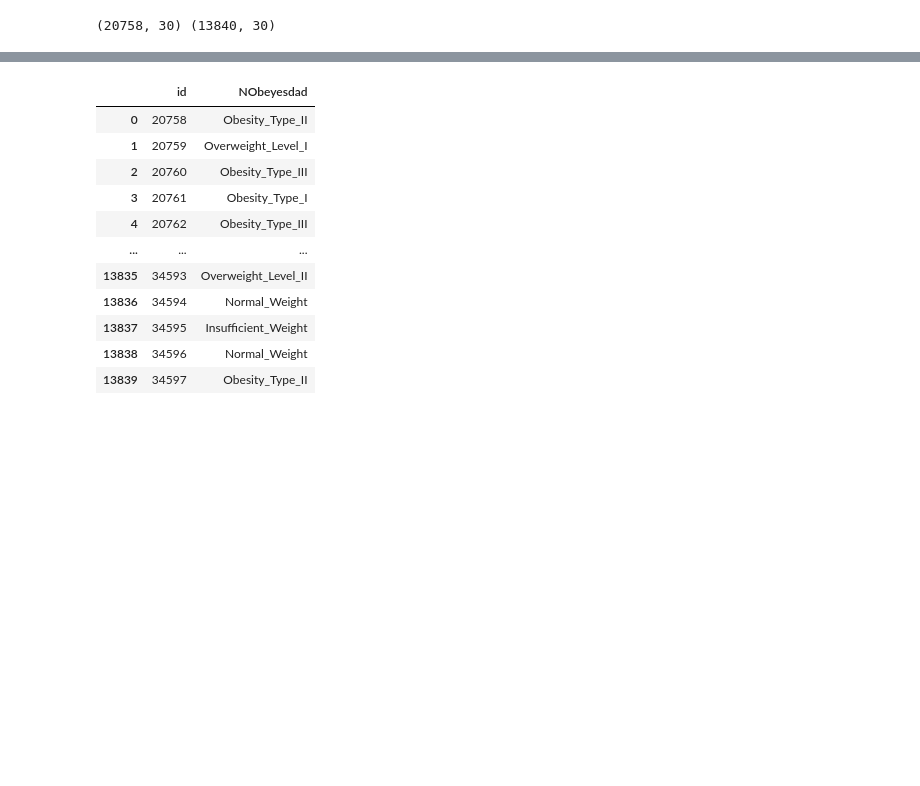
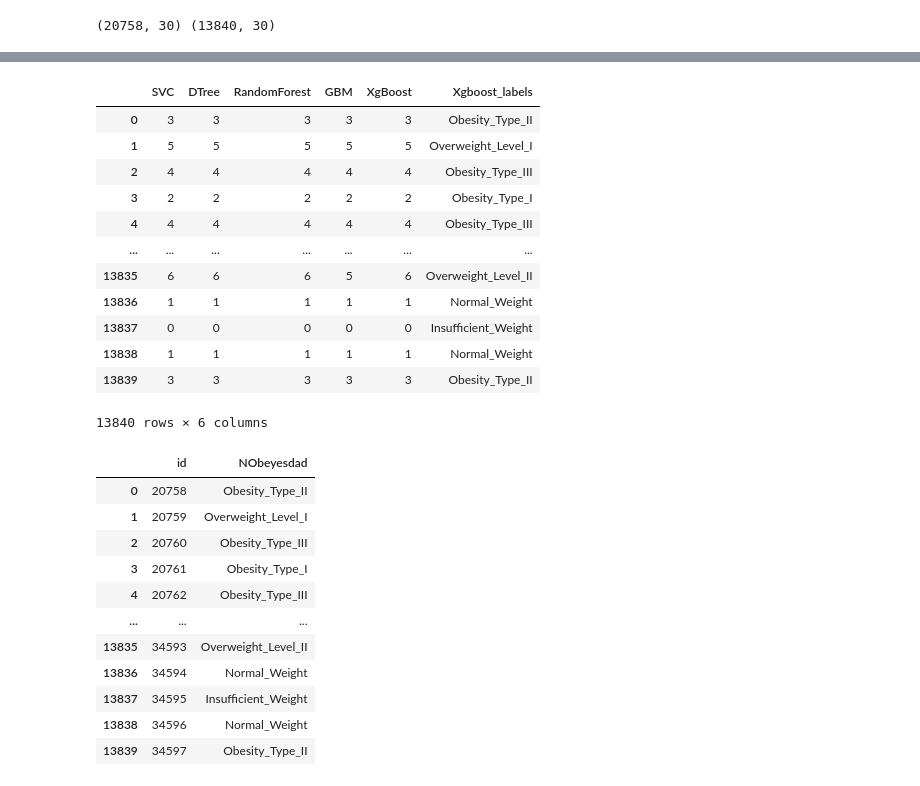
Before and after one commit to nikhilanam/obesity-prediction, a Jupyter notebook: notebooks/predict.ipynb, the cells around one changed output, grey strips where cells are left out. Drawn from its saved outputs; the diff is of its cells as text; code cells hidden in the pictures; blank space fills up the shorter version.

Commit message:
parameter tuned models

```diff
--- a/notebooks/predict.ipynb
+++ b/notebooks/predict.ipynb
@@ -365,0 +346,37 @@ y_pred
+# %%
+#Creating a directory for storing models and hyoer-parameters
+model_dict = \
+{
+'SVC': [SVC(random_state = 10), {'C': range(3,10,1)}],
+'DTree' : [DecisionTreeClassifier(random_state= 10), {'max_depth': range(4,8,1), 'min_samples_leaf' : range(3,12,1)}],
+'RandomForest': [RFC(random_state =10),
+                 {'n_estimators': range(50,300,25), 'max_depth': range(4,7,1)}],
+'GBM': [GradientBoostingClassifier(random_state= 10), {'max_depth' : range(2,6,1)}],
+'XgBoost': [XGBClassifier(eval_metric= 'logloss'), {}]
+};
+
+cv = None
+
+# Creating model output storage objects:-
+model_metrics = pd.DataFrame(data= None, index= list(model_dict.keys()), dtype= np.float32,
+                             columns= ['Accuracy_Score']);
+model_predictions = pd.DataFrame(data= None, index= None, columns= None);
+# %%
+#Implementing all models and finding out best model based on accuracy using GridSearchCV:
+for model_label, model_param in tqdm(model_dict.items()):
+    print(f"\nCurrent model is {model_label}")
+    grid = GridSearchCV(estimator = model_param[0], param_grid = model_param[1], scoring='accuracy', refit=True, cv=cv);
+    grid.fit(X_train, y_train);
+    print(f"""Best estimator is \n{grid.best_estimator_}\n""")
+
+    ytrain_pred = grid.predict(X_train);
+
+    model_metrics.loc[model_label] = (
+                                  accuracy_score(y_train, ytrain_pred)
+                                 );
+
+    model_predictions = pd.concat((model_predictions,pd.DataFrame(grid.predict(X_test), index = X_test.index, columns = [model_label])),
+                             axis= 1, join='outer');
+
+print(f"\n\nTraining set scores across models:-\n")
+display(model_metrics.style.format('{:.2%}'));
@@ -365,0 +426,3 @@ y_pred
+# %%
+label_mapping = dict(zip(obesity_encoder.transform(obesity_encoder.classes_), obesity_encoder.classes_))
+label_mapping
@@ -366,2 +438,20 @@ y_pred
+# %%
+model_predictions['Xgboost_labels'] = model_predictions['XgBoost'].map(label_mapping)
+# %%
+model_predictions
+# %% [output]
+|  | SVC | DTree | RandomForest | GBM | XgBoost | Xgboost_labels |
+| 0 | 3 | 3 | 3 | 3 | 3 | Obesity_Type_II |
+| 1 | 5 | 5 | 5 | 5 | 5 | Overweight_Level_I |
+| 2 | 4 | 4 | 4 | 4 | 4 | Obesity_Type_III |
+| 3 | 2 | 2 | 2 | 2 | 2 | Obesity_Type_I |
+| 4 | 4 | 4 | 4 | 4 | 4 | Obesity_Type_III |
+| ... | ... | ... | ... | ... | ... | ... |
+| 13835 | 6 | 6 | 6 | 5 | 6 | Overweight_Level_II |
+| 13836 | 1 | 1 | 1 | 1 | 1 | Normal_Weight |
+| 13837 | 0 | 0 | 0 | 0 | 0 | Insufficient_Weight |
+| 13838 | 1 | 1 | 1 | 1 | 1 | Normal_Weight |
+| 13839 | 3 | 3 | 3 | 3 | 3 | Obesity_Type_II |
+13840 rows × 6 columns
 # %%
 #Appending IDs to y_pred to matach submission format
```
Also changed, not shown: parts of 19 cells of this notebook, 2 other files.
